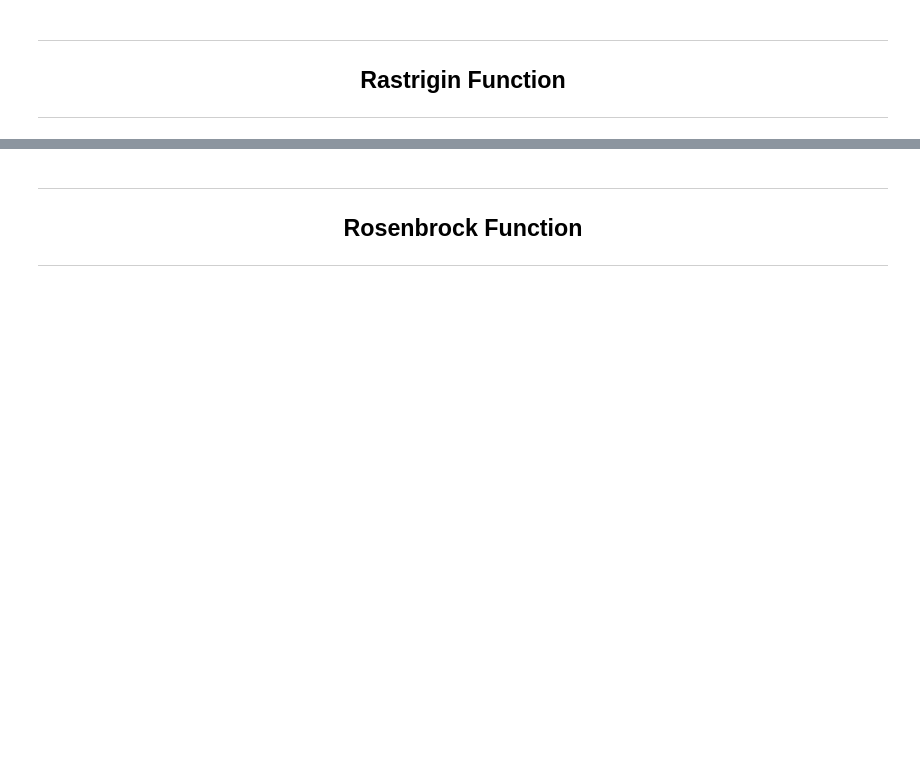
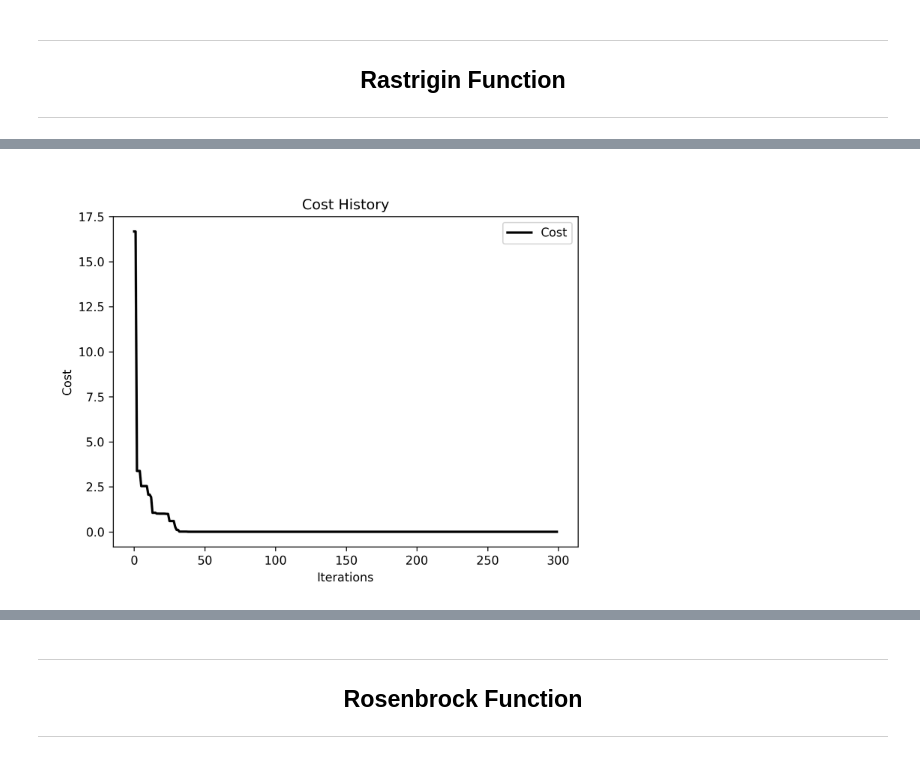
Before and after one commit to EstevesX10/Particle-Swarm-Optimization, a Jupyter notebook: Particle Swarm Optimization/PSO with Pyswarms/Particle Swarm Optimization with Pyswarms.ipynb, the cells around one changed output, grey strips where cells are left out. Cells and saved outputs as stored; diff of their text form; code cells hidden in the pictures; blank space fills up the shorter version.

```diff
--- a/Particle Swarm Optimization/PSO with Pyswarms/Particle Swarm Optimization with Pyswarms.ipynb
+++ b/Particle Swarm Optimization/PSO with Pyswarms/Particle Swarm Optimization with Pyswarms.ipynb
@@ -168,3 +189,8 @@ getCostHistory(rastriginOptimizer, rastriginConfig, 7, 5)
+# %%
+# Plot the Cost History
+Image(data="./Cost History/RastriginCostHistory.png", width=600)
+# %% [output]
+[figure, added]
 # %%
 # Create a Mesher
 m = Mesher(func=rastrigin,
```
Also changed, not shown: parts of 27 cells of this notebook.
